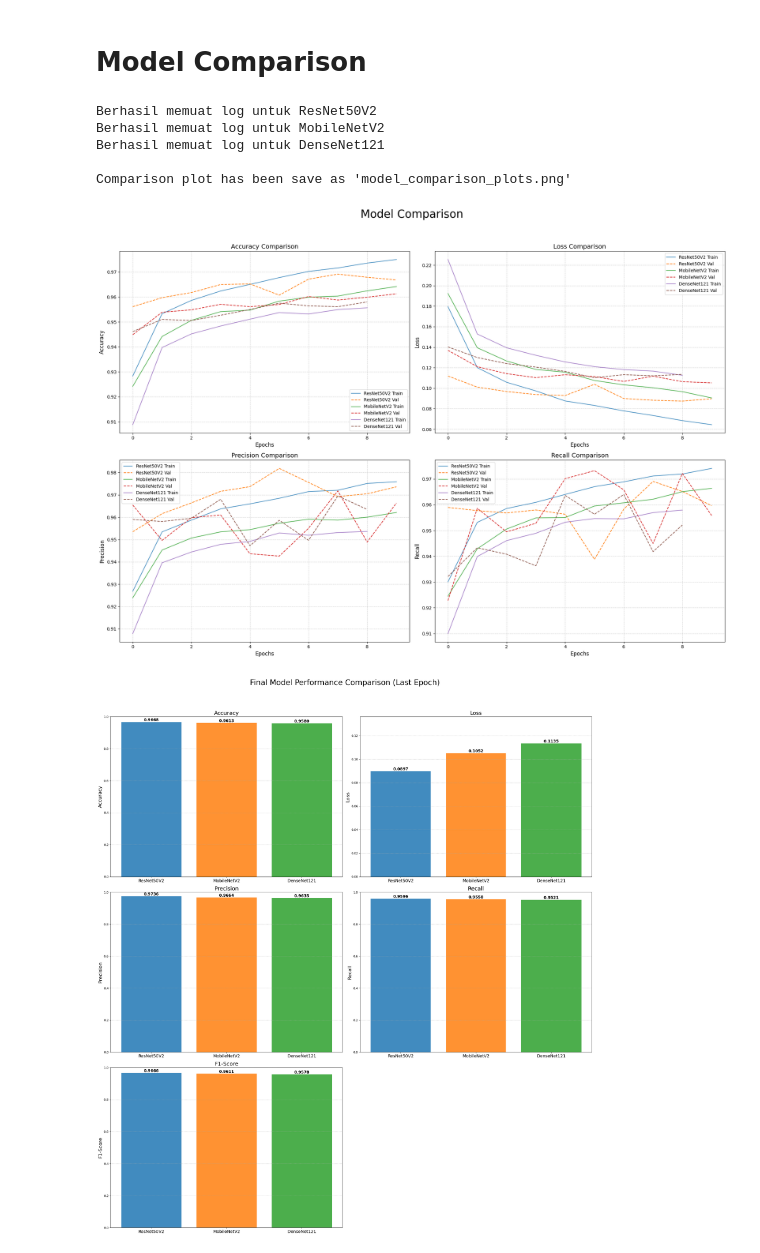
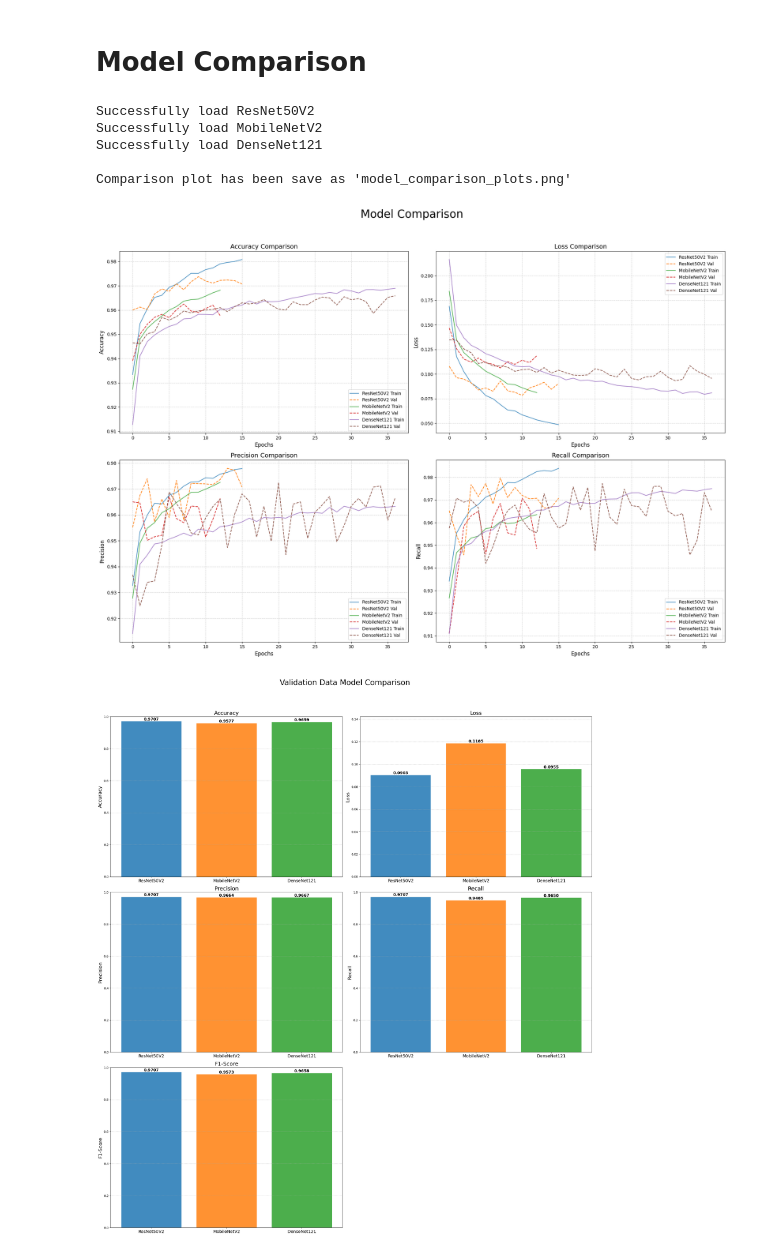
Before and after one commit to mewcurryy/AI-or-Human-Content-Classification_CV, a Jupyter notebook: project_CV.ipynb, the cells around one changed output. Cells and saved outputs as stored; diff of their text form; code cells hidden in the pictures.

```diff
--- a/project_CV.ipynb
+++ b/project_CV.ipynb
@@ -21,6 +23,6 @@ init_notebook_mode(connected=True)
 # %%
 path = kagglehub.dataset_download("alessandrasala79/ai-vs-human-generated-dataset")
 
+path = 'C:/Users/Mercury/.cache/kagglehub/datasets/alessandrasala79/ai-vs-human-generated-dataset/'
 print("Path to dataset files:", path)
-path = '/kaggle/input/ai-vs-human-generated-dataset/'
 # %% [output]
@@ -238,7 +212,7 @@ show_test_images(test_csv)
 # %% [markdown]
 # ResNet50V2 Model
 # %%
-resnet50v2_path = '/kaggle/input/ai-vs-human/tensorflow2/default/1/ResNet50V2-AIvsHumanGenImages.keras'
+resnet50v2_path = './Model/ResNet50V2-AIvsHumanGenImages.keras' # ganti save path
 
 if os.path.exists(resnet50v2_path):
     resnet50_model = keras.models.load_model(resnet50v2_path, compile=True)
@@ -274,6 +248,5 @@ else:
         ]
     )
 
-# ----------------- Model summary -----------------
 resnet50_model.summary()
 # %% [output]
@@ -406,7 +324,7 @@ Model saved.
 # %% [markdown]
 # MobileNetV2 Model
 # %%
-mobilenetv2_path = '/kaggle/input/ai-vs-human/tensorflow2/default/1/MobileNetV2-AIvsHumanGenImages.keras'
+mobilenetv2_path = './Model/MobileNetV2-AIvsHumanGenImages.keras'
 
 if os.path.exists(mobilenetv2_path):
     mobilenet_model  = keras.models.load_model(mobilenetv2_path, compile=True)
@@ -577,7 +438,7 @@ Model saved.
 # %% [markdown]
 # DenseNet121 Model
 # %%
-densenet121_path = 'DenseNet121-AIvsHumanGenImages.keras'
+densenet121_path = './Model/DenseNet121-AIvsHumanGenImages.keras'
 
 if os.path.exists(densenet121_path):
     densenet_model = keras.models.load_model(densenet121_path, compile=True)
@@ -742,13 +552,11 @@ Model saved.
 # %%
 resnet_log_path = 'ResNet50V2-AIvsHumanGenImages-Logs.csv'
 mobilenet_log_path = 'MobileNetV2-AIvsHumanGenImages-Logs.csv'
-# efficientnet_log_path = 'EfficientNetB2-AIvsHumanGenImages-Logs.csv'
 densenet_log_path = 'DenseNet121-AIvsHumanGenImages-Logs.csv'
 
 history_files = {
     "ResNet50V2": resnet_log_path,
     "MobileNetV2": mobilenet_log_path,
-    # "EfficientNetB2": efficientnet_log_path,
     "DenseNet121": densenet_log_path
 }
 
@@ -756,12 +564,12 @@ histories = {}
 for model_name, path in history_files.items():
     if os.path.exists(path):
         histories[model_name] = pd.read_csv(path)
-        print(f"Berhasil memuat log untuk {model_name}")
+        print(f"Successfully load {model_name}")
     else:
-        print(f"Peringatan: File log tidak ditemukan di '{path}'. Model '{model_name}' akan dilewati.")
+        print(f"Log does not found in '{path}'")
 
 if not histories:
-    print("Tidak ada file log history yang dapat dimuat. Grafik tidak dapat dibuat.")
+    print("No log history.")
 else:
     fig, axs = plt.subplots(2, 2, figsize=(20, 15))
     fig.suptitle('Model Comparison', fontsize=25)
@@ -793,12 +601,12 @@ else:
     plt.savefig('model_comparison_plots.png')
     print("\nComparison plot has been save as 'model_comparison_plots.png'")
 # %% [output]
-Berhasil memuat log untuk ResNet50V2
-Berhasil memuat log untuk MobileNetV2
-Berhasil memuat log untuk DenseNet121
+Successfully load ResNet50V2
+Successfully load MobileNetV2
+Successfully load DenseNet121
 
 Comparison plot has been save as 'model_comparison_plots.png'
-[figure, old version]
+[figure, new version]
 # %%
 final_scores = {}
 
@@ -821,32 +629,32 @@ colors = plt.cm.tab10.colors
 model_names = list(final_scores.keys())
 model_colors = {model: colors[i % len(colors)] for i, model in enumerate(model_names)}
 
 fig, axs = plt.subplots(3, 2, figsize=(23, 27))
-fig.suptitle('Final Model Performance Comparison (Last Epoch)', fontsize=25)
+fig.suptitle('Validation Data Model Comparison', fontsize=25)
 
 axs = axs.flatten()
 plot_coords = range(len(metrics))
 
 for metric, idx in zip(metrics, plot_coords):
     ax = axs[idx]
     values = [final_scores[m][metric] for m in final_scores]
     bars = ax.bar(model_names, values, color=[model_colors[m] for m in model_names], alpha=0.85)
 
     for bar, val in zip(bars, values):
         ax.text(bar.get_x() + bar.get_width()/2, bar.get_height(),
                 f'{val:.4f}', ha='center', va='bottom', fontsize=13, fontweight='bold')
 
     ax.set_title(metric, fontsize=18)
     ax.set_ylabel(metric, fontsize=16)
     ax.tick_params(axis='x', labelsize=14, labelrotation=0)
     ax.set_ylim(0, 1 if metric not in ["Loss"] else max(values) * 1.2)
     ax.grid(axis='y', linestyle='--', alpha=0.6)
 
 for j in range(len(metrics), len(axs)):
     fig.delaxes(axs[j])
 
 plt.tight_layout(rect=[0, 0.03, 1, 0.95])
 plt.savefig('model_comparison_barplots.png')
 plt.show()
 # %% [output]
-[figure, old version]
+[figure, new version]
```
Also changed, not shown: parts of 28 cells of this notebook, 8 other files.
